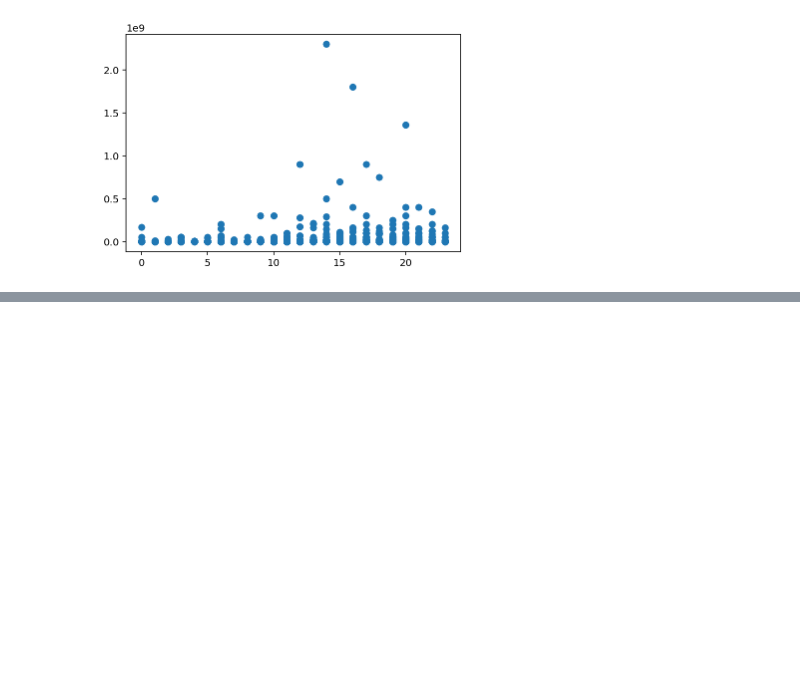
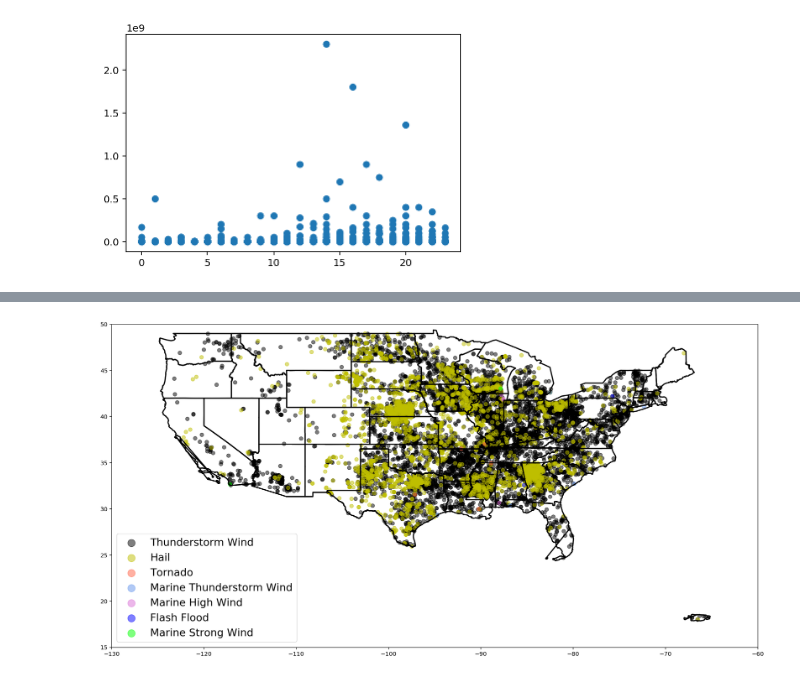
Before and after one commit to emmagrimaldi/Capstone_Predicting_Storm_Damages, a Jupyter notebook: Capstone_Part2_EDA.ipynb, the cells around one changed output, grey strips where cells are left out. Saved outputs shown, nothing was run; the diff lists cells and outputs as text; code cells hidden in the pictures; blank space fills up the shorter version.

```diff
--- a/Capstone_Part2_EDA.ipynb
+++ b/Capstone_Part2_EDA.ipynb
@@ -350,0 +390,26 @@ plt.scatter(pd.to_datetime(df['BEGIN_TIME']).dt.hour, df['DAMAGE_PROPERTY'])
+# %%
+events = list(df['EVENT_TYPE'].value_counts().index)
+colors = ['k','y','tomato','cornflowerblue','orchid','b','lime']
+
+import shapefile
+sf = shapefile.Reader('US shape files/tl_2010_us_state10')
+plt.figure(figsize = (20,15))
+ax = plt.axes()
+ax.set_aspect('equal')
+for shape in list(sf.iterShapes()):
+   x_lon = np.zeros((len(shape.points),1))
+   y_lat = np.zeros((len(shape.points),1))
+   for ip in range(len(shape.points)):
+       x_lon[ip] = shape.points[ip][0]
+       y_lat[ip] = shape.points[ip][1]
+   plt.plot(x_lon,y_lat, c = 'k', lw = 2)
+#plt.figure(figsize=(20,15))
+for ev, col in zip(events, colors):
+    plt.scatter(df.loc[df['EVENT_TYPE'] == ev,'BEGIN_LON'],
+                df.loc[df['EVENT_TYPE'] == ev,'BEGIN_LAT'],
+                c=col, alpha = 0.5, label = ev, s = 40)
+plt.legend(fontsize = 18, markerscale = 2)
+plt.xlim(-130,-60)
+plt.ylim(15,50);
+# %% [output]
+[figure, added]
```
Also changed, not shown: parts of 12 cells of this notebook, 4 other files.
